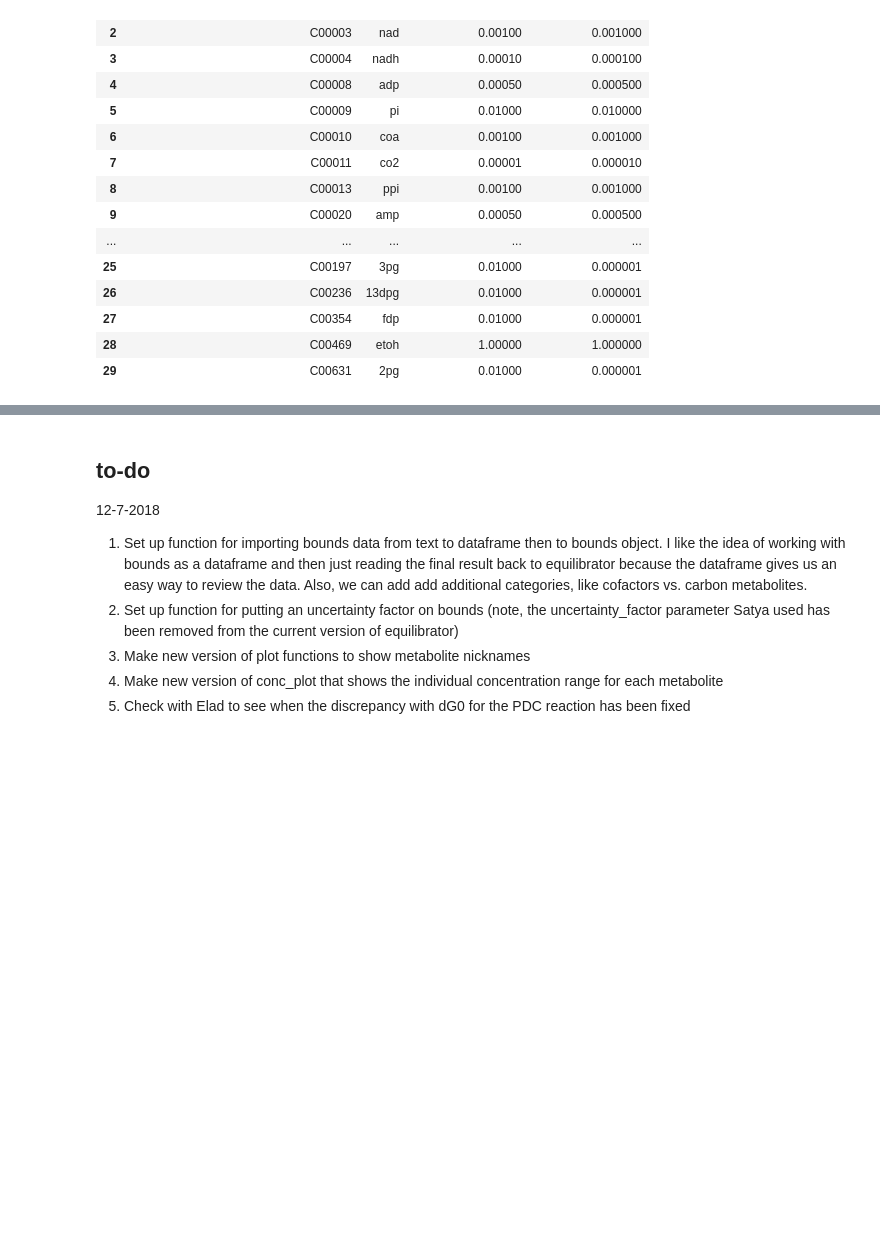
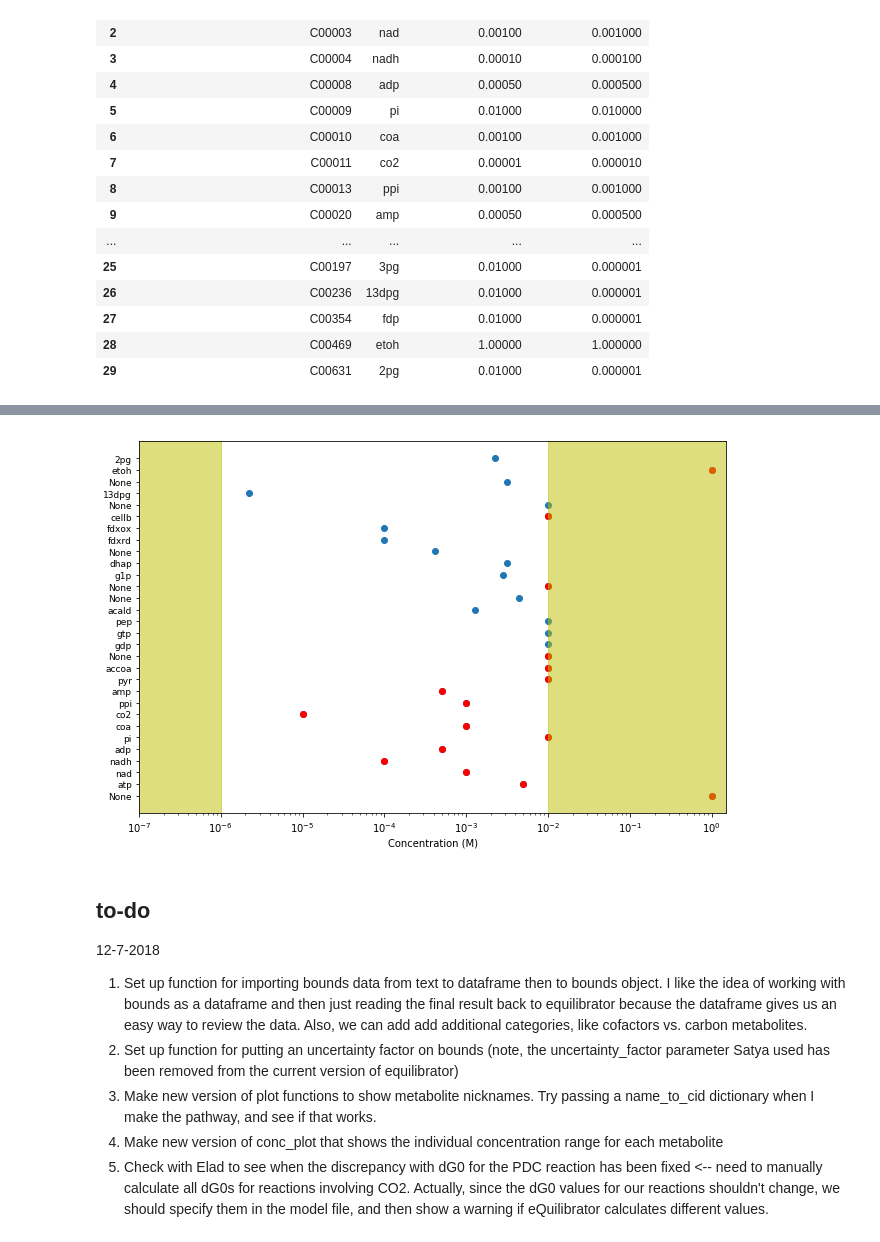
Before and after one commit to satyakamdash/Ctherm_thermo, a Jupyter notebook: Model_setup.ipynb, the cells around one changed output, grey strips where cells are left out. Drawn from its saved outputs; the diff is of its cells as text; code cells hidden in the pictures; blank space fills up the shorter version.

```diff
--- a/Model_setup.ipynb
+++ b/Model_setup.ipynb
@@ -157,8 +159,12 @@ mdf_data.mdf
+# %%
+result2 = mdf_data.conc_plot # name_to_cid doesn't seem to work the way I expected it to.
+# %% [output]
+[figure, added]
 # %% [markdown]
 ## to-do
 12-7-2018
 1. Set up function for importing bounds data from text to dataframe then to bounds object. I like the idea of working with bounds as a dataframe and then just reading the final result back to equilibrator because the dataframe gives us an easy way to review the data. Also, we can add add additional categories, like cofactors vs. carbon metabolites.
 2. Set up function for putting an uncertainty factor on bounds (note, the uncertainty_factor parameter Satya used has been removed from the current version of equilibrator)
-3. Make new version of plot functions to show metabolite nicknames
+3. Make new version of plot functions to show metabolite nicknames. Try passing a name_to_cid dictionary when I make the pathway, and see if that works.
 4. Make new version of conc_plot that shows the individual concentration range for each metabolite
-5. Check with Elad to see when the discrepancy with dG0 for the PDC reaction has been fixed
+5. Check with Elad to see when the discrepancy with dG0 for the PDC reaction has been fixed <-- need to manually calculate all dG0s for reactions involving CO2. Actually, since the dG0 values for our reactions shouldn't change, we should specify them in the model file, and then show a warning if eQuilibrator calculates different values.
```
Also changed, not shown: parts of 4 cells of this notebook.
